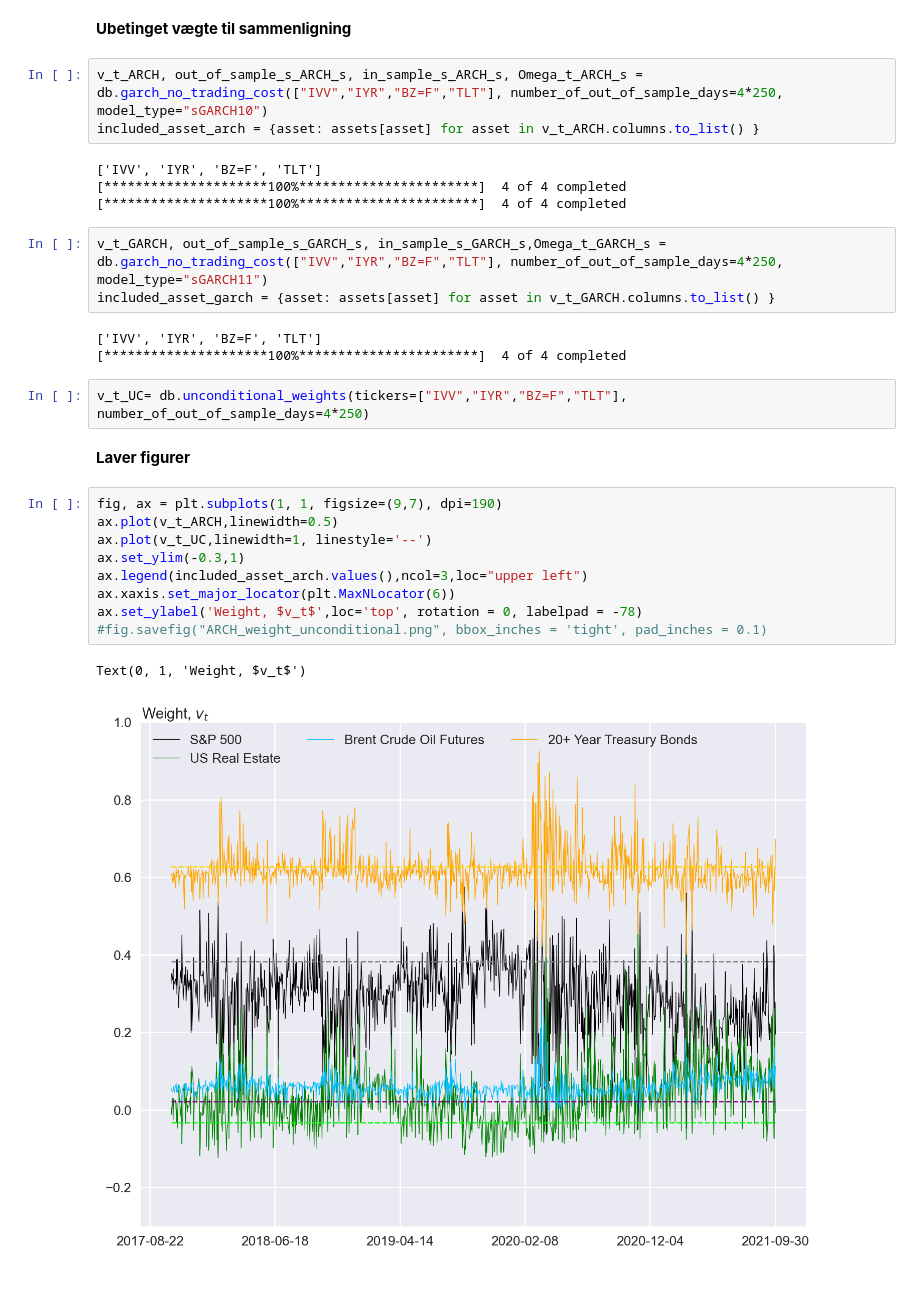
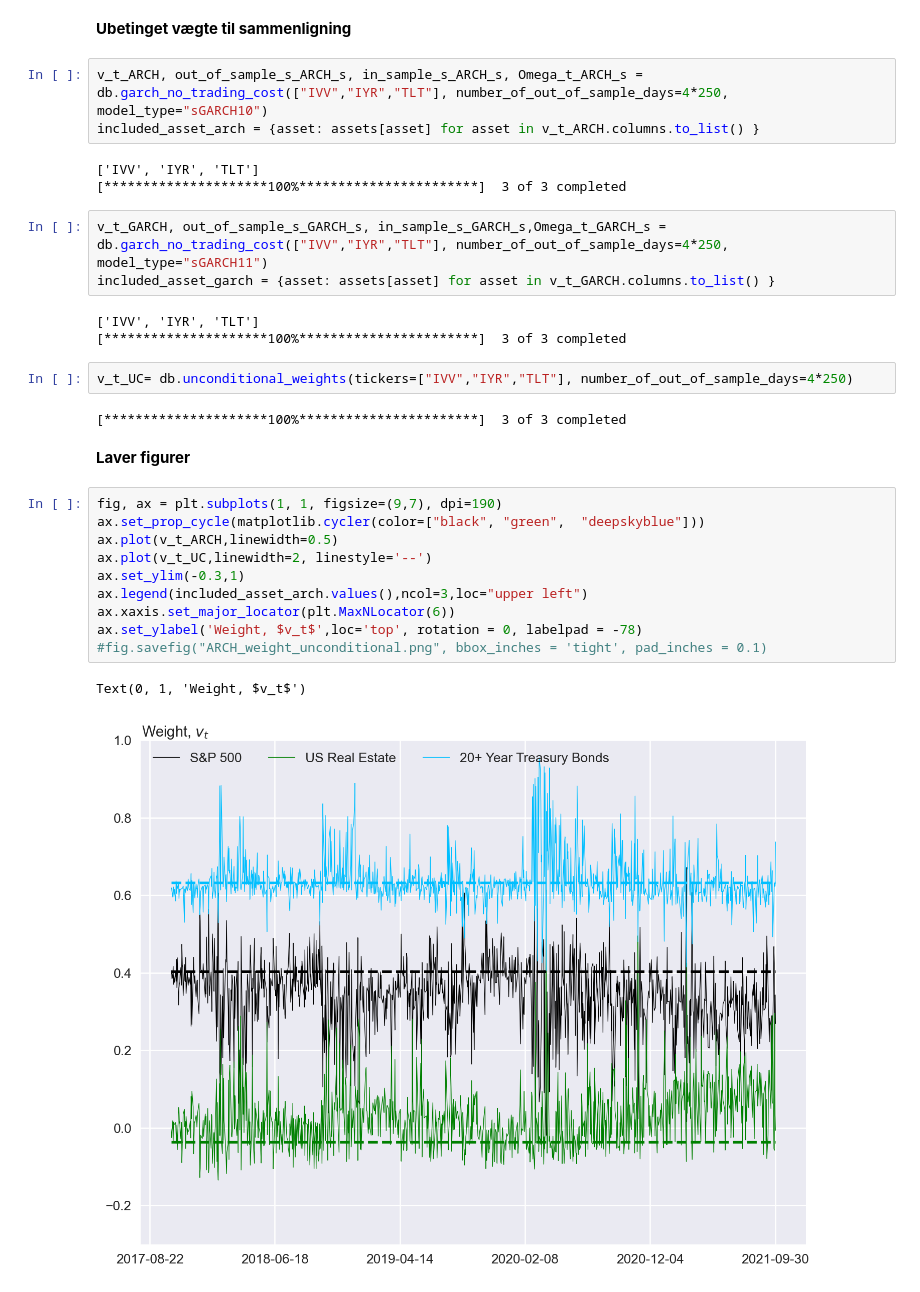
Before and after one commit to neriksen/thesis, a Jupyter notebook: Simulations/IRF.ipynb, the cells around one changed output. Cells and saved outputs as stored; diff of their text form.

Commit message:
figurer til unconditional weight figurer

```diff
--- a/Simulations/IRF.ipynb
+++ b/Simulations/IRF.ipynb
@@ -168,33 +168,35 @@ fig1.savefig("Simulations\IRF_GJRGARCH(1,1)_p_weight.png", bbox_inches = 'tight'
 # %% [markdown]
 **Ubetinget vægte til sammenligning**
 # %%
-v_t_ARCH, out_of_sample_s_ARCH_s, in_sample_s_ARCH_s, Omega_t_ARCH_s = db.garch_no_trading_cost(["IVV","IYR","BZ=F","TLT"], number_of_out_of_sample_days=4*250, model_type="sGARCH10")
+v_t_ARCH, out_of_sample_s_ARCH_s, in_sample_s_ARCH_s, Omega_t_ARCH_s = db.garch_no_trading_cost(["IVV","IYR","TLT"], number_of_out_of_sample_days=4*250, model_type="sGARCH10")
 included_asset_arch = {asset: assets[asset] for asset in v_t_ARCH.columns.to_list() }
 # %% [output]
-['IVV', 'IYR', 'BZ=F', 'TLT']
-[*********************100%***********************]  4 of 4 completed
-[*********************100%***********************]  4 of 4 completed
+['IVV', 'IYR', 'TLT']
+[*********************100%***********************]  3 of 3 completed
 # %%
-v_t_GARCH, out_of_sample_s_GARCH_s, in_sample_s_GARCH_s,Omega_t_GARCH_s = db.garch_no_trading_cost(["IVV","IYR","BZ=F","TLT"], number_of_out_of_sample_days=4*250, model_type="sGARCH11")
+v_t_GARCH, out_of_sample_s_GARCH_s, in_sample_s_GARCH_s,Omega_t_GARCH_s = db.garch_no_trading_cost(["IVV","IYR","TLT"], number_of_out_of_sample_days=4*250, model_type="sGARCH11")
 included_asset_garch = {asset: assets[asset] for asset in v_t_GARCH.columns.to_list() }
 # %% [output]
-['IVV', 'IYR', 'BZ=F', 'TLT']
-[*********************100%***********************]  4 of 4 completed
+['IVV', 'IYR', 'TLT']
+[*********************100%***********************]  3 of 3 completed
 # %%
-v_t_UC= db.unconditional_weights(tickers=["IVV","IYR","BZ=F","TLT"], number_of_out_of_sample_days=4*250)
+v_t_UC= db.unconditional_weights(tickers=["IVV","IYR","TLT"], number_of_out_of_sample_days=4*250)
+# %% [output]
+[*********************100%***********************]  3 of 3 completed
 # %% [markdown]
 **Laver figurer**
 # %%
 fig, ax = plt.subplots(1, 1, figsize=(9,7), dpi=190)
+ax.set_prop_cycle(matplotlib.cycler(color=["black", "green",  "deepskyblue"]))
 ax.plot(v_t_ARCH,linewidth=0.5)
-ax.plot(v_t_UC,linewidth=1, linestyle='--')
+ax.plot(v_t_UC,linewidth=2, linestyle='--')
 ax.set_ylim(-0.3,1)
 ax.legend(included_asset_arch.values(),ncol=3,loc="upper left")
 ax.xaxis.set_major_locator(plt.MaxNLocator(6))
 ax.set_ylabel('Weight, $v_t$',loc='top', rotation = 0, labelpad = -78)
 #fig.savefig("ARCH_weight_unconditional.png", bbox_inches = 'tight', pad_inches = 0.1)
 # %% [output]
 Text(0, 1, 'Weight, $v_t$')
-[figure, old version]
+[figure, new version]
 # %%
 fig, ax = plt.subplots(1, 1, figsize=(9,7), dpi=190)
```
Also changed, not shown: parts of 1 cell of this notebook, 2 other files.
